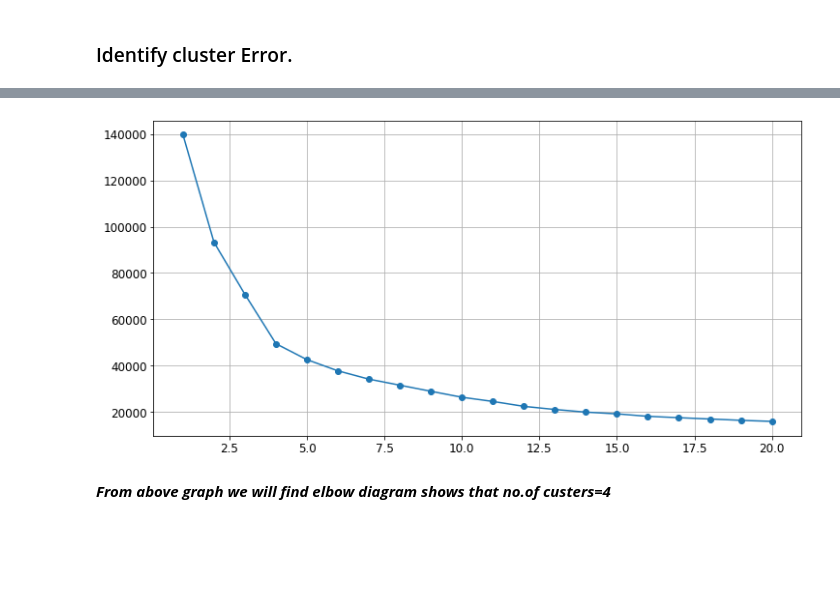
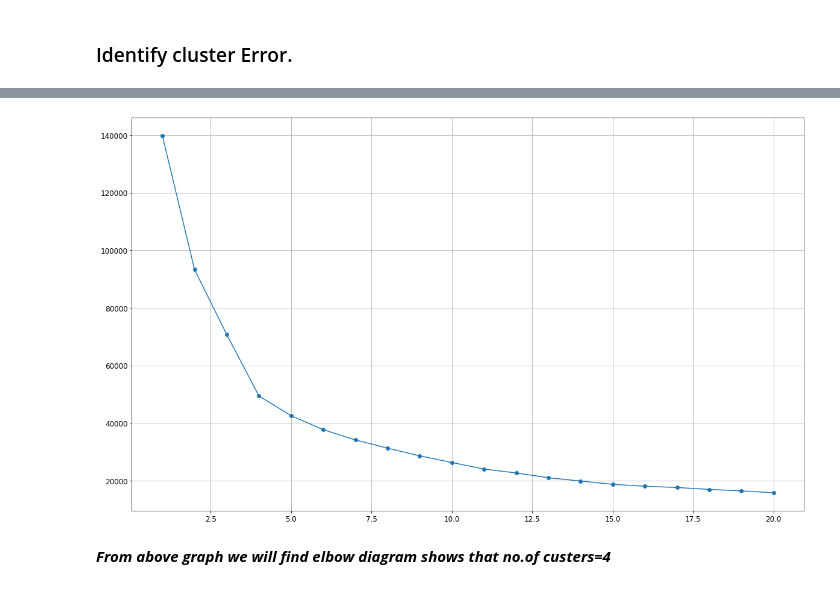
Before and after one commit to kuldeeprsharma18/Credit-card-segmentation, a Jupyter notebook: credit-card-segmentation.ipynb, the cells around one changed output, grey strips where cells are left out. Cells and saved outputs as stored; diff of their text form; code cells hidden in the pictures; blank space fills up the shorter version.

```diff
--- a/credit-card-segmentation.ipynb
+++ b/credit-card-segmentation.ipynb
@@ -931,11 +919,11 @@ clusters_df
 # %%
 %matplotlib inline
 import matplotlib.pyplot as plt
-plt.figure(figsize=(12,6))
+plt.figure(figsize=(20,12))
 plt.plot( clusters_df.num_clusters, clusters_df.cluster_errors, marker = "o" )
 plt.grid(True)
 # %% [output]
-[figure, old version]
+[figure, new version]
 # %% [markdown]
 ***From above graph we will find elbow diagram shows that no.of custers=4***
 # %% [markdown]
```
Also changed, not shown: parts of 32 cells of this notebook.
